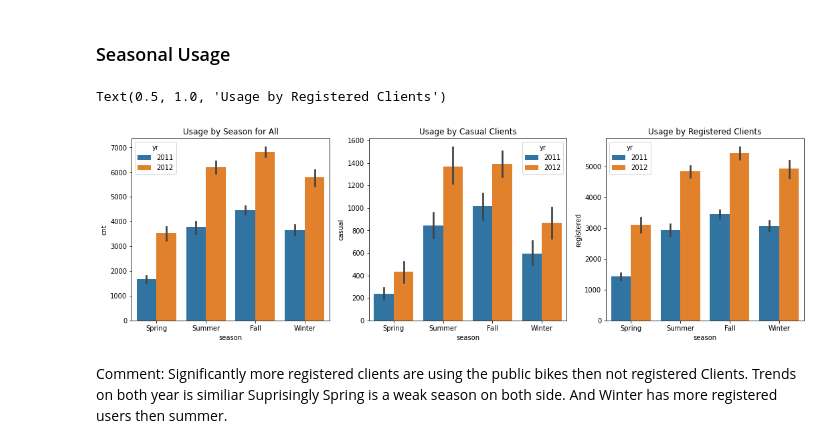
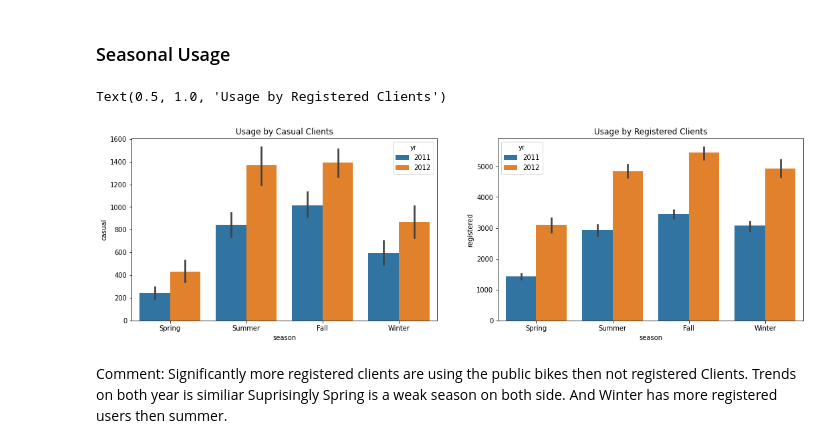
Before and after one commit to Judiiith/Bike_Sharing, a Jupyter notebook: Bike_Sharing.ipynb, the cells around one changed output. Saved outputs shown, nothing was run; the diff lists cells and outputs as text; code cells hidden in the pictures.

```diff
--- a/Bike_Sharing.ipynb
+++ b/Bike_Sharing.ipynb
@@ -99,20 +110,20 @@ day_data_copy.head()
 # %%
 plt.figure(figsize=(18, 5))
 
-plt.subplot(1, 3, 1)
-sns.barplot('season', 'cnt', hue='yr', data=day_data_copy)
-plt.title('Usage by Season for All')
+#plt.subplot(1, 2, 1)
+#sns.barplot('season', 'cnt', hue='yr', data=day_data_copy)
+#plt.title('Usage by Season for All')
 
-plt.subplot(1, 3, 2)
+plt.subplot(1, 2, 1)
 sns.barplot('season', 'casual', hue ='yr', data=day_data_copy)
 plt.title('Usage by Casual Clients')
 
-plt.subplot(1, 3, 3)
+plt.subplot(1, 2, 2)
 sns.barplot('season', 'registered', hue='yr', data=day_data_copy)
 plt.title('Usage by Registered Clients')
 # %% [output]
 Text(0.5, 1.0, 'Usage by Registered Clients')
-[figure, old version]
+[figure, new version]
 # %% [markdown]
 Comment:
 Significantly more registered clients are using the public bikes then not registered Clients. Trends on both year is similiar
```
Also changed, not shown: parts of 44 cells of this notebook.
